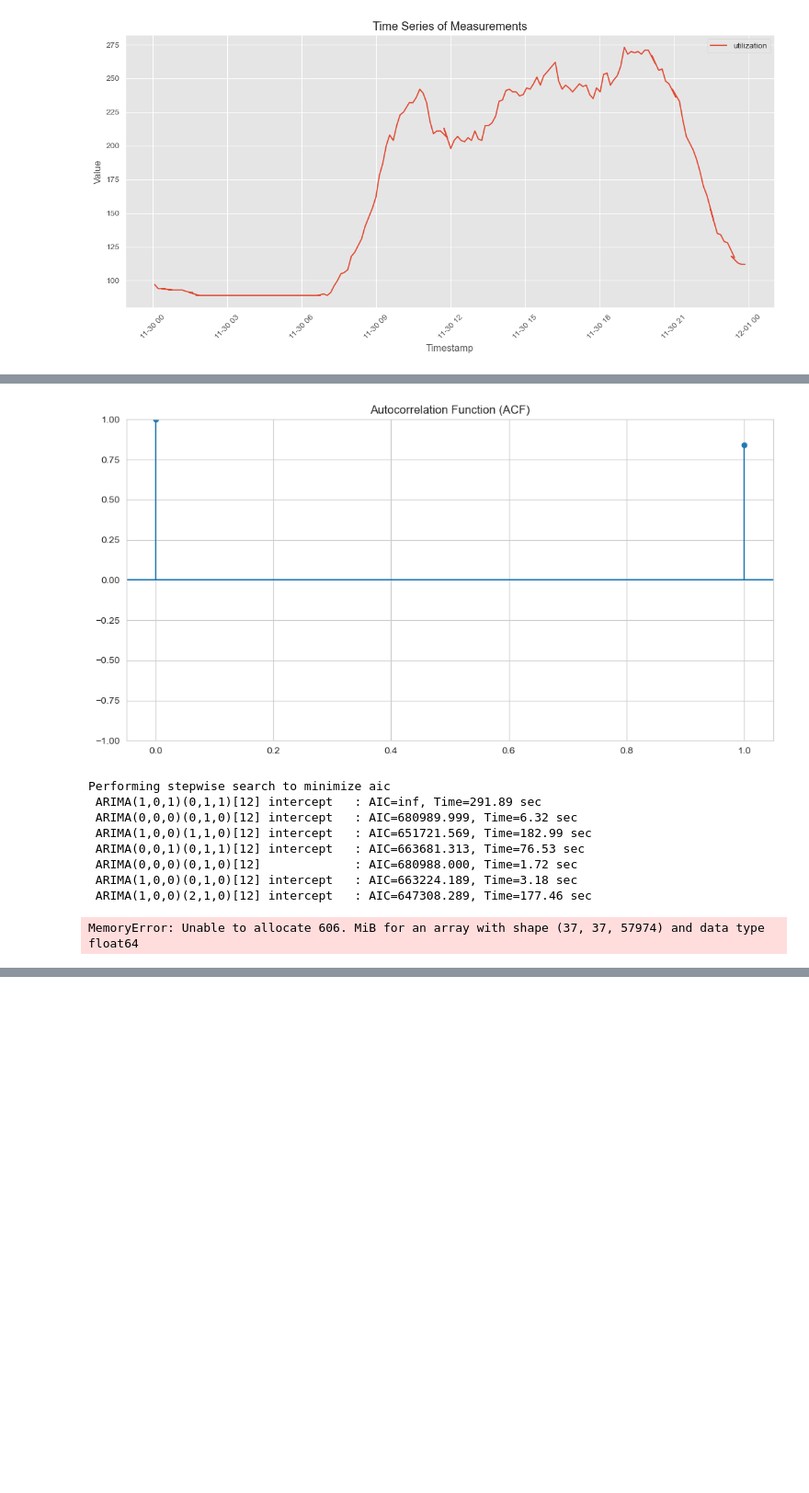
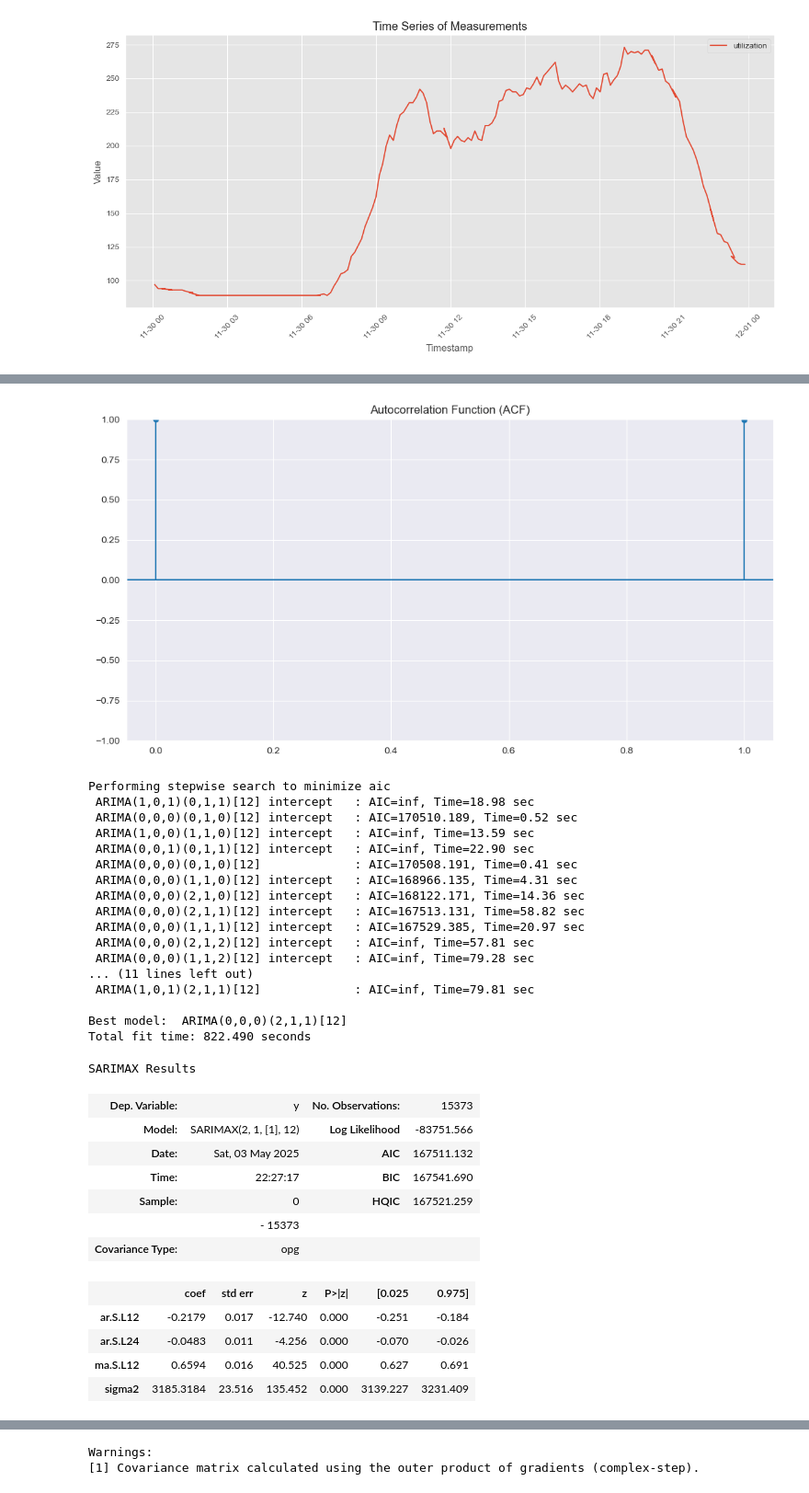
Before and after one commit to veronikaKircsev/ParkData, a Jupyter notebook: sample.ipynb, the cells around one changed output, grey strips where cells are left out. Shown at 92% size. Cells and saved outputs as stored; diff of their text form; code cells hidden in the pictures; blank space fills up the shorter version.

Commit message:
Arima

```diff
--- a/sample.ipynb
+++ b/sample.ipynb
@@ -138,6 +162,18 @@ import matplotlib.pyplot as plt
 
 data = pd.read_csv('./data/stadtgarage.csv')
 df = pd.DataFrame(data)
+df['timestamp'] = pd.to_datetime(df['timestamp'])
+df = df.sort_values('timestamp')
+
+start_date = pd.to_datetime('2023-11-30')
+end_date = pd.to_datetime('2024-11-12')
+df =df[(df['timestamp'] >= start_date) & (df['timestamp'] <= end_date)]
+
+end_date_first_month = pd.to_datetime('2024-02-29')
+df_filtered_small = df[(df['timestamp'] >= start_date) & (df['timestamp'] <= end_date_first_month)]
+df_filtered_small.set_index('timestamp', inplace=True)
+df_filtered_small =df_filtered_small[df_filtered_small['measurement_name'] == 'utilization']
+
 df.set_index('timestamp', inplace=True)
 df_filtered = df[df['measurement_name'] == 'utilization']
 
@@ -148,47 +184,70 @@ fig = tsaplots.plot_acf(df_filtered['value'], lags= 1, ax=plt.gca())
 plt.title('Autocorrelation Function (ACF)')
 plt.show()
 
+
+
 # Import the library
 from pmdarima import auto_arima
 
 # Ignore harmless warnings
 import warnings
 warnings.filterwarnings("ignore")
 # Fit auto_arima function to AirPassengers dataset
-stepwise_fit = auto_arima(df_filtered['value'], start_p = 1, start_q = 1,
+stepwise_fit = auto_arima(df_filtered_small['value'], start_p = 1, start_q = 1,
                           max_p = 3, max_q = 3, m = 12,
                           start_P = 0, seasonal = True,
                           d = None, D = 1, trace = True,
                           error_action ='ignore',   # we don't want to know if an order does not work
                           suppress_warnings = True,  # we don't want convergence warnings
                           stepwise = True)           # set to stepwise
 
 # To print the summary
 stepwise_fit.summary()
 # Calculate PACF
 #pacf_values = sm.tsa.pacf(df_filtered['value'], nlags=40)
 
 # Plot PACF
 #sm.graphics.tsa.plot_pacf(df_filtered['value'], lags=40, method="ldb")
 #plt.show()
 
 #statsmodels.graphics.tsaplots.plot_pacf(df_filtered['value'], ax=None, lags=None, alpha=0.05, method='ywm', use_vlines=True, title='Partial Autocorrelation2', zero=True, vlines_kwargs=None)
 #plt.show()
 
 #Ein schneller Abfall der partiellen Autokorrelation deutet darauf hin, dass ein AR-Modell besser geeignet ist.
 # Plot Partial Autocorrelation Function (PACF)
 #plt.figure(figsize=(12, 6))
 #sm.graphics.tsa.plot_pacf(df_filtered['value'], lags=1000, method="ywm", ax=plt.gca())
 #plt.title('Partial Autocorrelation Function (PACF)')
 #plt.show()
 # %% [output]
-[figure, old version]
+[figure, new version]
 Performing stepwise search to minimize aic
- ARIMA(1,0,1)(0,1,1)[12] intercept   : AIC=inf, Time=291.89 sec
- ARIMA(0,0,0)(0,1,0)[12] intercept   : AIC=680989.999, Time=6.32 sec
- ARIMA(1,0,0)(1,1,0)[12] intercept   : AIC=651721.569, Time=182.99 sec
- ARIMA(0,0,1)(0,1,1)[12] intercept   : AIC=663681.313, Time=76.53 sec
- ARIMA(0,0,0)(0,1,0)[12]             : AIC=680988.000, Time=1.72 sec
- ARIMA(1,0,0)(0,1,0)[12] intercept   : AIC=663224.189, Time=3.18 sec
- ARIMA(1,0,0)(2,1,0)[12] intercept   : AIC=647308.289, Time=177.46 sec
+ ARIMA(1,0,1)(0,1,1)[12] intercept   : AIC=inf, Time=18.98 sec
+ ARIMA(0,0,0)(0,1,0)[12] intercept   : AIC=170510.189, Time=0.52 sec
+ ARIMA(1,0,0)(1,1,0)[12] intercept   : AIC=inf, Time=13.59 sec
+ ARIMA(0,0,1)(0,1,1)[12] intercept   : AIC=inf, Time=22.90 sec
+ ARIMA(0,0,0)(0,1,0)[12]             : AIC=170508.191, Time=0.41 sec
+ ARIMA(0,0,0)(1,1,0)[12] intercept   : AIC=168966.135, Time=4.31 sec
+ ARIMA(0,0,0)(2,1,0)[12] intercept   : AIC=168122.171, Time=14.36 sec
+ ARIMA(0,0,0)(2,1,1)[12] intercept   : AIC=167513.131, Time=58.82 sec
+ ARIMA(0,0,0)(1,1,1)[12] intercept   : AIC=167529.385, Time=20.97 sec
+ ARIMA(0,0,0)(2,1,2)[12] intercept   : AIC=inf, Time=57.81 sec
+ ARIMA(0,0,0)(1,1,2)[12] intercept   : AIC=inf, Time=79.28 sec
+... (11 lines left out)
+ ARIMA(1,0,1)(2,1,1)[12]             : AIC=inf, Time=79.81 sec
+
+Best model:  ARIMA(0,0,0)(2,1,1)[12]
+Total fit time: 822.490 seconds
-MemoryError: Unable to allocate 606. MiB for an array with shape (37, 37, 57974) and data type float64
+SARIMAX Results
+| Dep. Variable: | y | No. Observations: | 15373 |
+| Model: | SARIMAX(2, 1, [1], 12) | Log Likelihood | -83751.566 |
+| Date: | Sat, 03 May 2025 | AIC | 167511.132 |
+| Time: | 22:27:17 | BIC | 167541.690 |
+| Sample: | 0 | HQIC | 167521.259 |
+|  | - 15373 |  |  |
+| Covariance Type: | opg |  |  |
+|  | coef | std err | z | P>|z| | [0.025 | 0.975] |
+| ar.S.L12 | -0.2179 | 0.017 | -12.740 | 0.000 | -0.251 | -0.184 |
+| ar.S.L24 | -0.0483 | 0.011 | -4.256 | 0.000 | -0.070 | -0.026 |
+| ma.S.L12 | 0.6594 | 0.016 | 40.525 | 0.000 | 0.627 | 0.691 |
+| sigma2 | 3185.3184 | 23.516 | 135.452 | 0.000 | 3139.227 | 3231.409 |
@@ -194,0 +258,2 @@ MemoryError: Unable to allocate 606. MiB for an array with shape (37, 37, 57974)
+Warnings:
+[1] Covariance matrix calculated using the outer product of gradients (complex-step).
```
Also changed, not shown: parts of 6 cells of this notebook.
